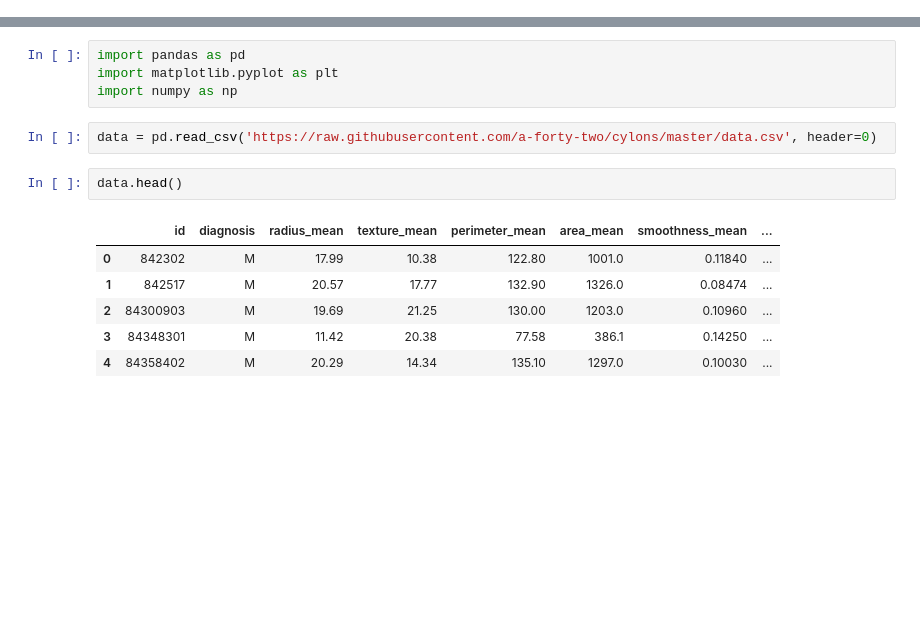
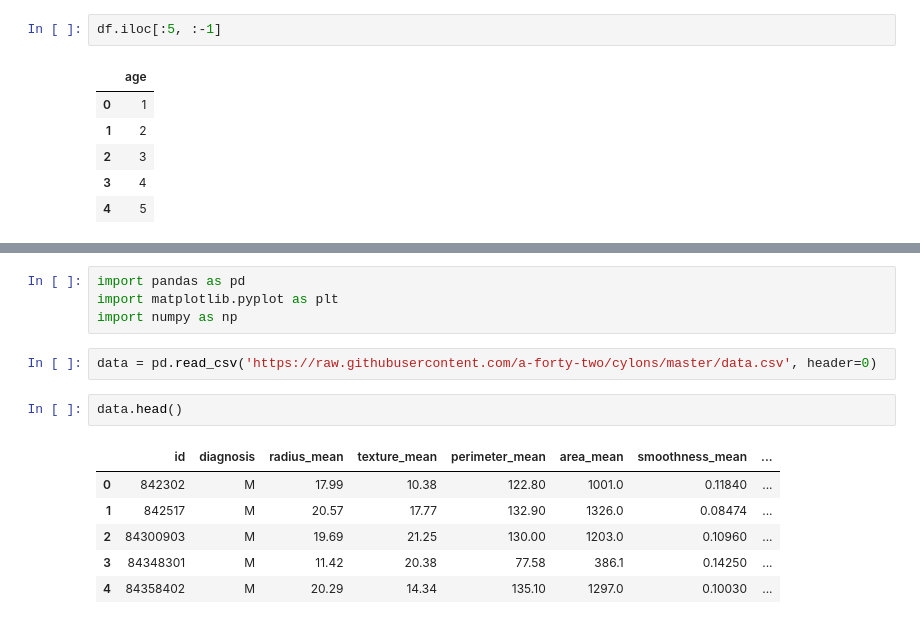
Before and after one commit to khyatidahiya/TECHINCAL_TRAINING_ASSIGNMENTS, a Jupyter notebook: Breast_cancer_Data_visualisation.ipynb, the cells around one changed output, grey strips where cells are left out. Drawn from its saved outputs; the diff is of its cells as text; blank space fills up the shorter version.

```diff
--- a/Breast_cancer_Data_visualisation.ipynb
+++ b/Breast_cancer_Data_visualisation.ipynb
@@ -2,0 +321,9 @@
+# %%
+df.iloc[:5, :-1]
+# %% [output]
+|  | age |
+| 0 | 1 |
+| 1 | 2 |
+| 2 | 3 |
+| 3 | 4 |
+| 4 | 5 |
```
Also changed, not shown: parts of 48 cells of this notebook.
